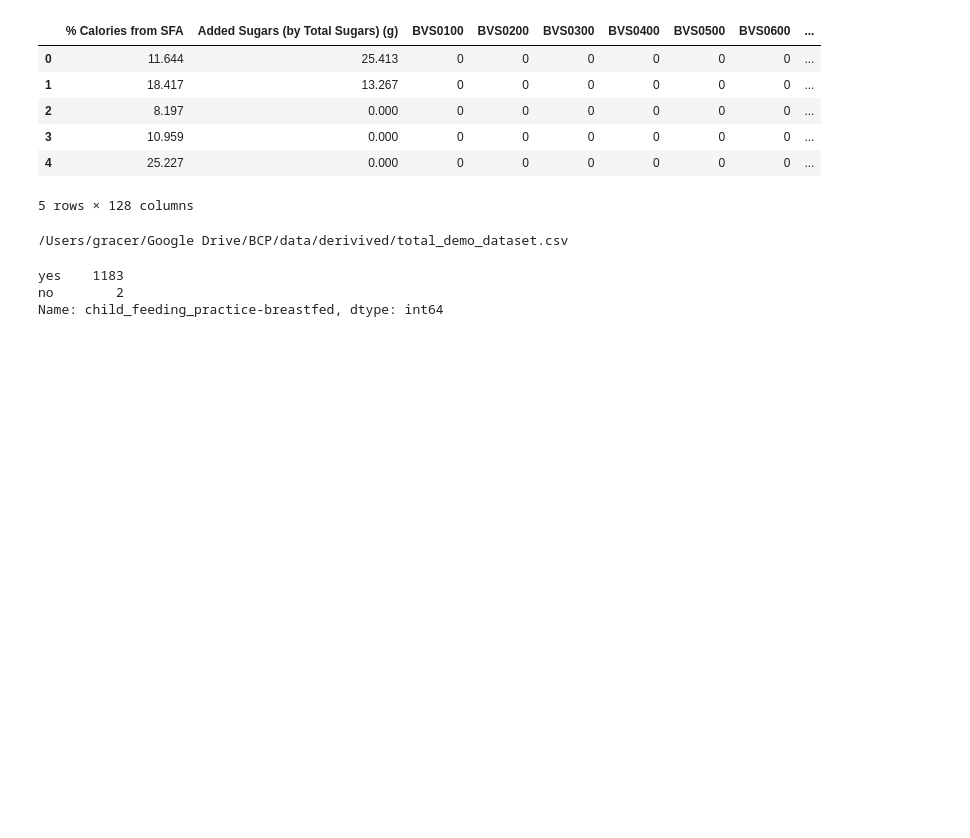
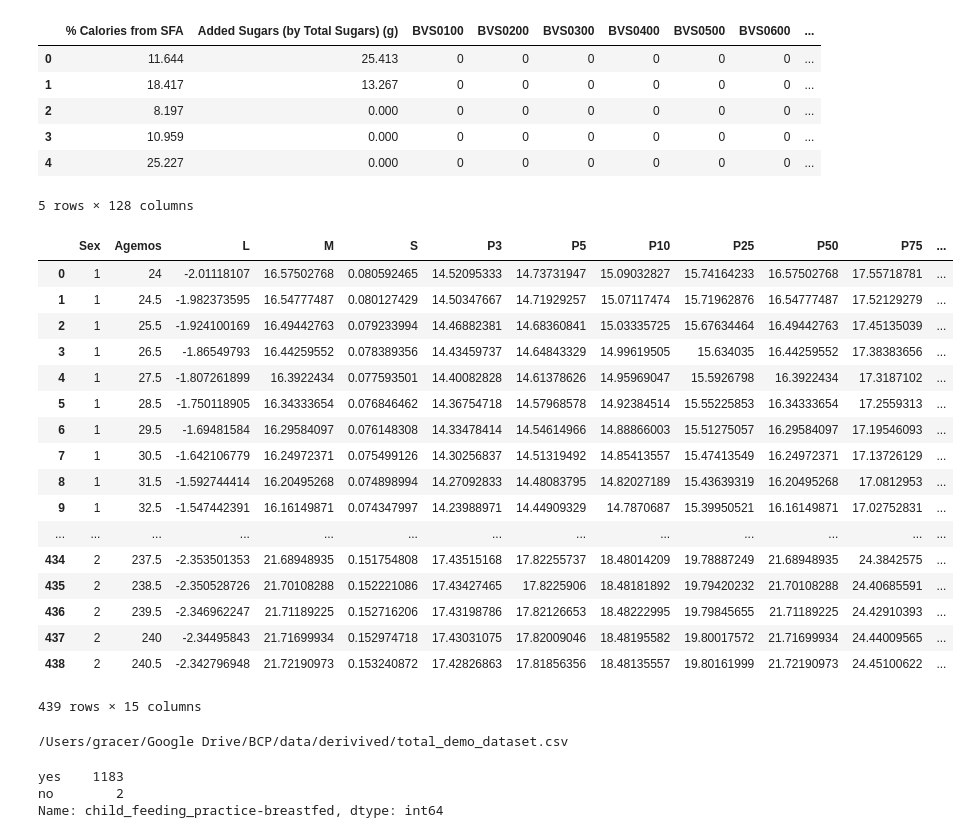
Before and after one commit to niblunc/BCP, a Jupyter notebook: HEI/HEI/BCP_DQI.ipynb, the cells around one changed output. Drawn from its saved outputs; the diff is of its cells as text; code cells hidden in the pictures; blank space fills up the shorter version.

```diff
--- a/HEI/HEI/BCP_DQI.ipynb
+++ b/HEI/HEI/BCP_DQI.ipynb
@@ -399,6 +399,32 @@ def ager(date1,date2):
     diff_time = pd.to_datetime(date1)-pd.to_datetime(date2)
     diff_time= diff_time/ np.timedelta64(1, 'M')
     return(diff_time)
+# %%
+def wt4ln():
+    whoBMI=pd.read_csv(os.path.join(os.path.realpath('.'),'data','bmiagerev.csv'), sep=',')
+
+    return(whoBMI)
+# %%
+wt4ln()
+# %% [output]
+|  | Sex | Agemos | L | M | S | P3 | P5 | P10 | P25 | P50 | P75 | ... |
+| 0 | 1 | 24 | -2.01118107 | 16.57502768 | 0.080592465 | 14.52095333 | 14.73731947 | 15.09032827 | 15.74164233 | 16.57502768 | 17.55718781 | ... |
+| 1 | 1 | 24.5 | -1.982373595 | 16.54777487 | 0.080127429 | 14.50347667 | 14.71929257 | 15.07117474 | 15.71962876 | 16.54777487 | 17.52129279 | ... |
+| 2 | 1 | 25.5 | -1.924100169 | 16.49442763 | 0.079233994 | 14.46882381 | 14.68360841 | 15.03335725 | 15.67634464 | 16.49442763 | 17.45135039 | ... |
+| 3 | 1 | 26.5 | -1.86549793 | 16.44259552 | 0.078389356 | 14.43459737 | 14.64843329 | 14.99619505 | 15.634035 | 16.44259552 | 17.38383656 | ... |
+| 4 | 1 | 27.5 | -1.807261899 | 16.3922434 | 0.077593501 | 14.40082828 | 14.61378626 | 14.95969047 | 15.5926798 | 16.3922434 | 17.3187102 | ... |
+| 5 | 1 | 28.5 | -1.750118905 | 16.34333654 | 0.076846462 | 14.36754718 | 14.57968578 | 14.92384514 | 15.55225853 | 16.34333654 | 17.2559313 | ... |
+| 6 | 1 | 29.5 | -1.69481584 | 16.29584097 | 0.076148308 | 14.33478414 | 14.54614966 | 14.88866003 | 15.51275057 | 16.29584097 | 17.19546093 | ... |
+| 7 | 1 | 30.5 | -1.642106779 | 16.24972371 | 0.075499126 | 14.30256837 | 14.51319492 | 14.85413557 | 15.47413549 | 16.24972371 | 17.13726129 | ... |
+| 8 | 1 | 31.5 | -1.592744414 | 16.20495268 | 0.074898994 | 14.27092833 | 14.48083795 | 14.82027189 | 15.43639319 | 16.20495268 | 17.0812953 | ... |
+| 9 | 1 | 32.5 | -1.547442391 | 16.16149871 | 0.074347997 | 14.23988971 | 14.44909329 | 14.7870687 | 15.39950521 | 16.16149871 | 17.02752831 | ... |
+| ... | ... | ... | ... | ... | ... | ... | ... | ... | ... | ... | ... | ... |
+| 434 | 2 | 237.5 | -2.353501353 | 21.68948935 | 0.151754808 | 17.43515168 | 17.82255737 | 18.48014209 | 19.78887249 | 21.68948935 | 24.3842575 | ... |
+| 435 | 2 | 238.5 | -2.350528726 | 21.70108288 | 0.152221086 | 17.43427465 | 17.8225906 | 18.48181892 | 19.79420232 | 21.70108288 | 24.40685591 | ... |
+| 436 | 2 | 239.5 | -2.346962247 | 21.71189225 | 0.152716206 | 17.43198786 | 17.82126653 | 18.48222995 | 19.79845655 | 21.71189225 | 24.42910393 | ... |
+| 437 | 2 | 240 | -2.34495843 | 21.71699934 | 0.152974718 | 17.43031075 | 17.82009046 | 18.48195582 | 19.80017572 | 21.71699934 | 24.44009565 | ... |
+| 438 | 2 | 240.5 | -2.342796948 | 21.72190973 | 0.153240872 | 17.42826863 | 17.81856356 | 18.48135557 | 19.80161999 | 21.72190973 | 24.45100622 | ... |
+439 rows × 15 columns
 # %%
 df['Age_at_Intake']=ager(df['Date of Intake'], df['DoB'])
 # %%
```
Also changed, not shown: 4 other files.
